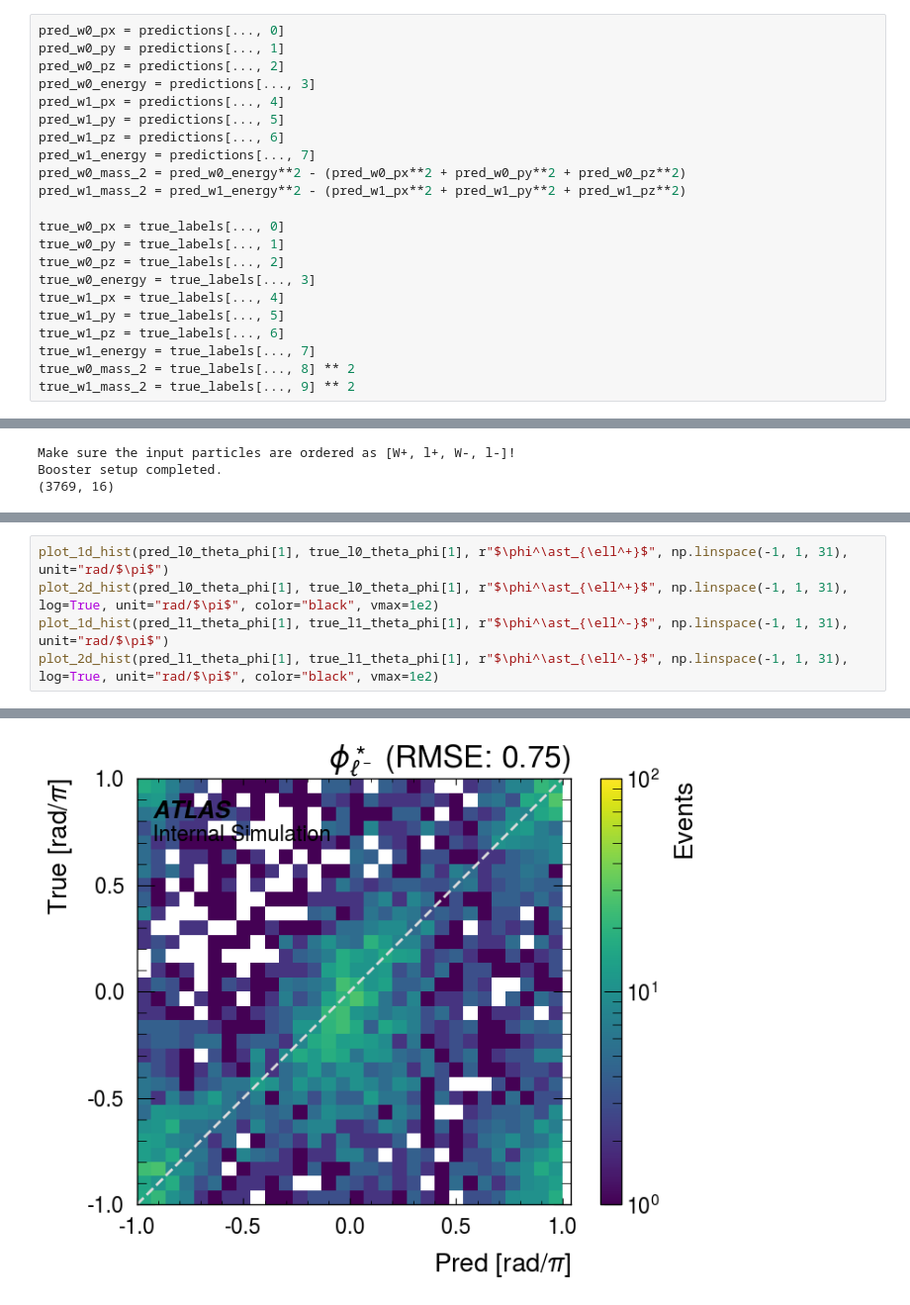
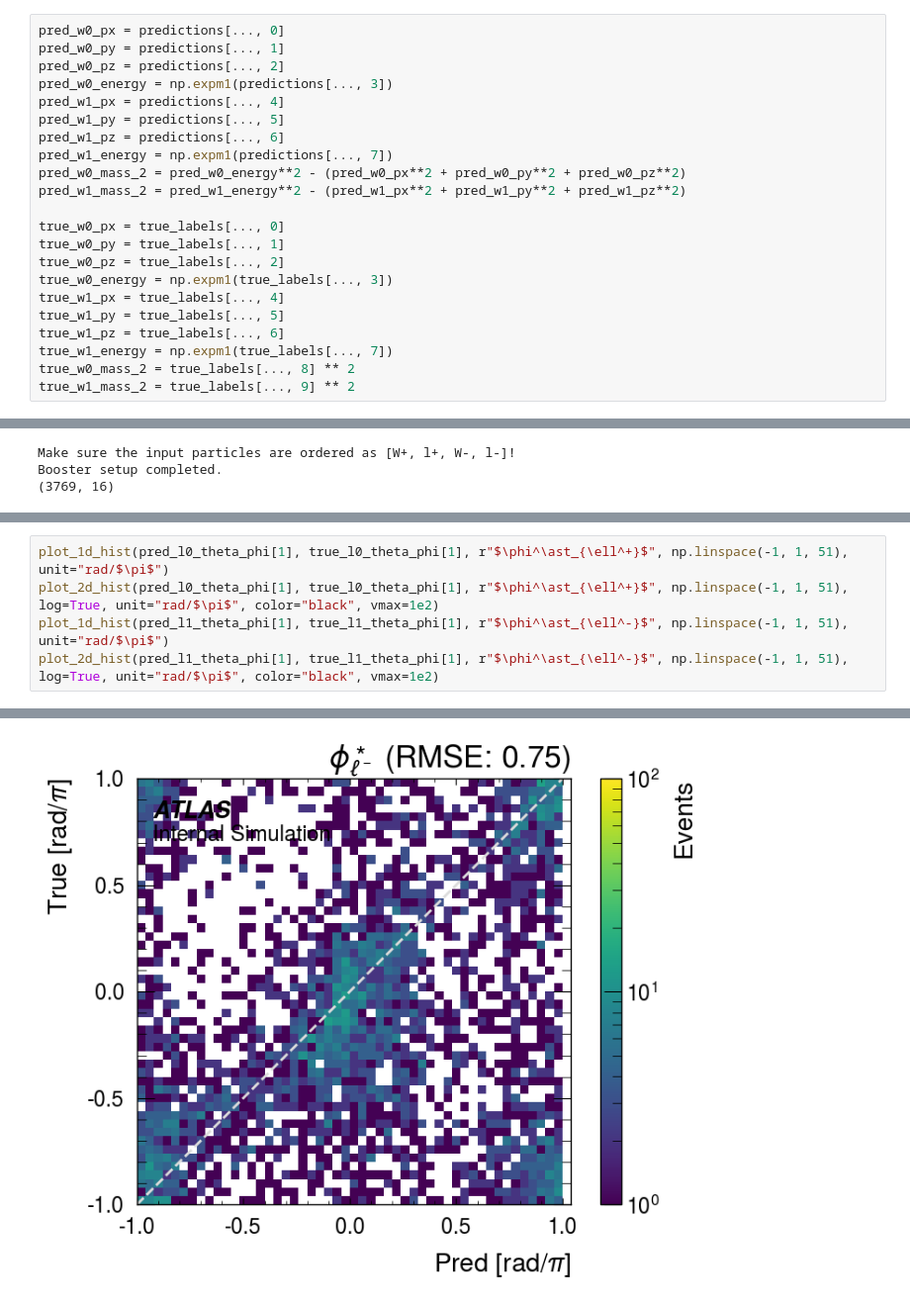
Before and after one commit to yygarypeng/ww-pcres, a Jupyter notebook: visualize.ipynb, the cells around one changed output, grey strips where cells are left out. Shown at 99% size. Cells and saved outputs as stored; diff of their text form.

```diff
--- a/visualize.ipynb
+++ b/visualize.ipynb
@@ -86,22 +86,22 @@ true_met_py = train_features[:, 21]
 pred_w0_px = predictions[..., 0]
 pred_w0_py = predictions[..., 1]
 pred_w0_pz = predictions[..., 2]
-pred_w0_energy = predictions[..., 3]
+pred_w0_energy = np.expm1(predictions[..., 3])
 pred_w1_px = predictions[..., 4]
 pred_w1_py = predictions[..., 5]
 pred_w1_pz = predictions[..., 6]
-pred_w1_energy = predictions[..., 7]
+pred_w1_energy = np.expm1(predictions[..., 7])
 pred_w0_mass_2 = pred_w0_energy**2 - (pred_w0_px**2 + pred_w0_py**2 + pred_w0_pz**2)
 pred_w1_mass_2 = pred_w1_energy**2 - (pred_w1_px**2 + pred_w1_py**2 + pred_w1_pz**2)
 
 true_w0_px = true_labels[..., 0]
 true_w0_py = true_labels[..., 1]
 true_w0_pz = true_labels[..., 2]
-true_w0_energy = true_labels[..., 3]
+true_w0_energy = np.expm1(true_labels[..., 3])
 true_w1_px = true_labels[..., 4]
 true_w1_py = true_labels[..., 5]
 true_w1_pz = true_labels[..., 6]
-true_w1_energy = true_labels[..., 7]
+true_w1_energy = np.expm1(true_labels[..., 7])
 true_w0_mass_2 = true_labels[..., 8] ** 2
 true_w1_mass_2 = true_labels[..., 9] ** 2
 # %%
@@ -356,6 +357,6 @@ Rel err < 20%: 47.94 %
 # %%
-plot_1d_hist(pred_l0_theta_phi[1], true_l0_theta_phi[1], r"$\phi^\ast_{\ell^+}$", np.linspace(-1, 1, 31), unit="rad/$\pi$")
-plot_2d_hist(pred_l0_theta_phi[1], true_l0_theta_phi[1], r"$\phi^\ast_{\ell^+}$", np.linspace(-1, 1, 31), log=True, unit="rad/$\pi$", color="black", vmax=1e2)
-plot_1d_hist(pred_l1_theta_phi[1], true_l1_theta_phi[1], r"$\phi^\ast_{\ell^-}$", np.linspace(-1, 1, 31), unit="rad/$\pi$")
-plot_2d_hist(pred_l1_theta_phi[1], true_l1_theta_phi[1], r"$\phi^\ast_{\ell^-}$", np.linspace(-1, 1, 31), log=True, unit="rad/$\pi$", color="black", vmax=1e2)
+plot_1d_hist(pred_l0_theta_phi[1], true_l0_theta_phi[1], r"$\phi^\ast_{\ell^+}$", np.linspace(-1, 1, 51), unit="rad/$\pi$")
+plot_2d_hist(pred_l0_theta_phi[1], true_l0_theta_phi[1], r"$\phi^\ast_{\ell^+}$", np.linspace(-1, 1, 51), log=True, unit="rad/$\pi$", color="black", vmax=1e2)
+plot_1d_hist(pred_l1_theta_phi[1], true_l1_theta_phi[1], r"$\phi^\ast_{\ell^-}$", np.linspace(-1, 1, 51), unit="rad/$\pi$")
+plot_2d_hist(pred_l1_theta_phi[1], true_l1_theta_phi[1], r"$\phi^\ast_{\ell^-}$", np.linspace(-1, 1, 51), log=True, unit="rad/$\pi$", color="black", vmax=1e2)
 # %% [output]
@@ -371,4 +372,4 @@ Rel err < 20%: 18.94 %
-[figure, old version]
+[figure, new version]
 # %%
 l0_theta_res = pred_l0_theta_phi[0] - true_l0_theta_phi[0]
 l1_theta_res = pred_l1_theta_phi[0] - true_l1_theta_phi[0]
```
Also changed, not shown: parts of 15 cells of this notebook, 8 other files.
